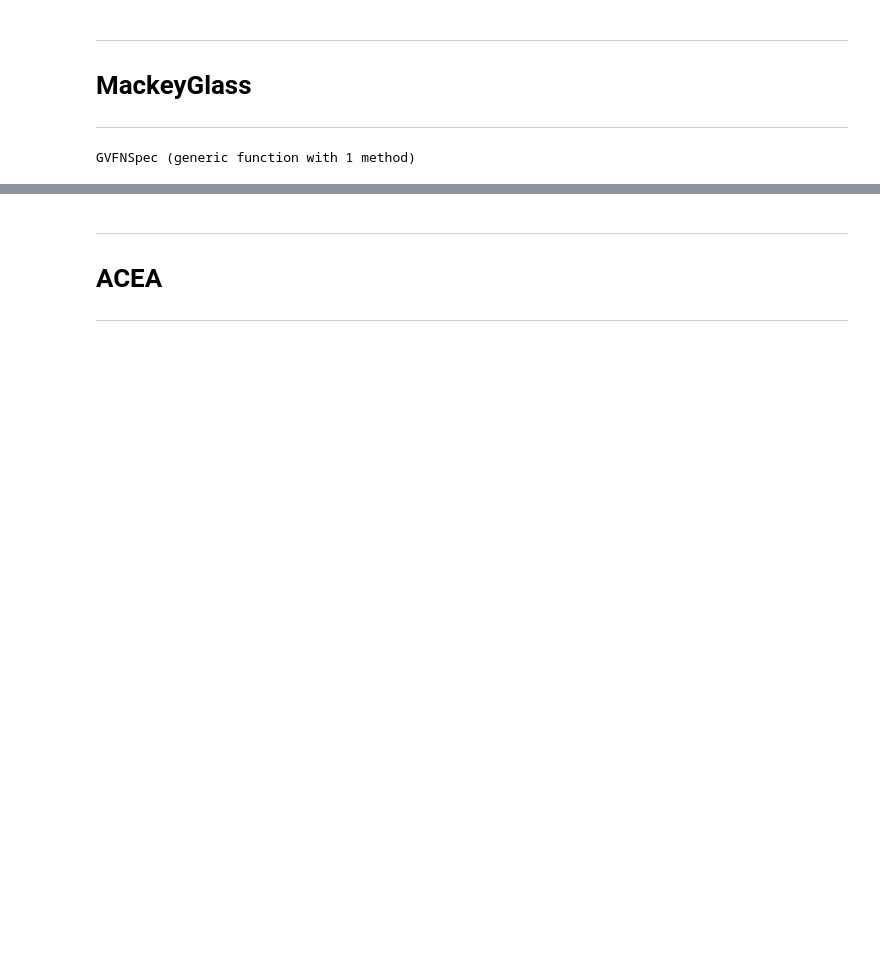
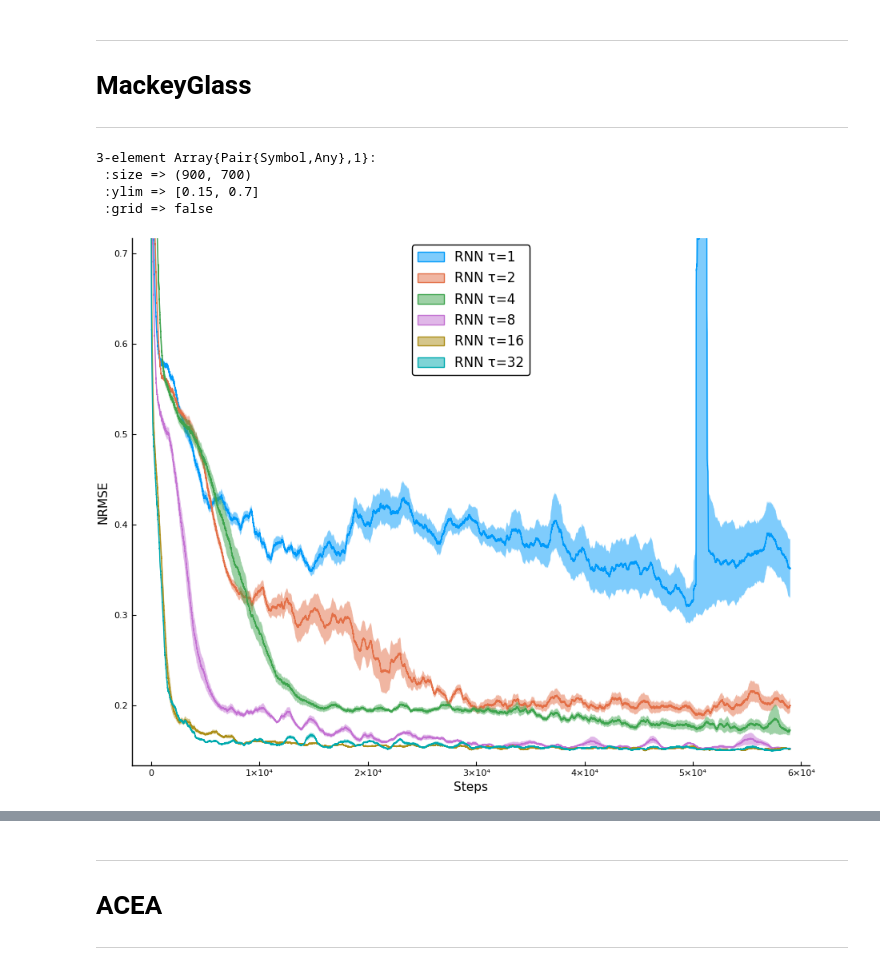
Before and after one commit to mkschleg/GVFN, a Jupyter notebook: jupyter/TimeSeries.ipynb, the cells around one changed output, grey strips where cells are left out. Cells and saved outputs as stored; diff of their text form; code cells hidden in the pictures; blank space fills up the shorter version.

Commit message:
update timeseries nb to use pre-parsed NRMSEs

```diff
--- a/jupyter/TimeSeries.ipynb
+++ b/jupyter/TimeSeries.ipynb
@@ -179,8 +132,23 @@ plot(μ, ribbon=σ)
 # MackeyGlass
 ---
 # %%
-RNNSpec(ic; window=10) = PlotSpec(ic, "RNN", "tau", window)
-GVFNSpec(ic; window=10) = PlotSpec(ic, "GVFN", "tau", window)
+RNNSpec(ic; window=1) = PlotSpec(ic, "RNN", "rnn_tau", window)
+GVFNSpec(ic; window=1) = PlotSpec(ic, "GVFN", "gvfn_tau", window)
+
+plot_settings = [
+    #:size=>(900,700),
+    :ylim=>[0.15,0.7],
+    :grid=>false
+]
 # %% [output]
-GVFNSpec (generic function with 1 method)
+3-element Array{Pair{Symbol,Any},1}:
+ :size => (900, 700)
+ :ylim => [0.15, 0.7]
+ :grid => false
+# %%
+rnn_ic = ItemCollection(joinpath(data_home,"mackeyglass_rnn_NRMSE/data"));
+p = plot_best_settings(RNNSpec(rnn_ic))
+plot(p; plot_settings...)
+# %% [output]
+[figure, added]
 # %%
```
Also changed, not shown: parts of 16 cells of this notebook, 1 other file.
